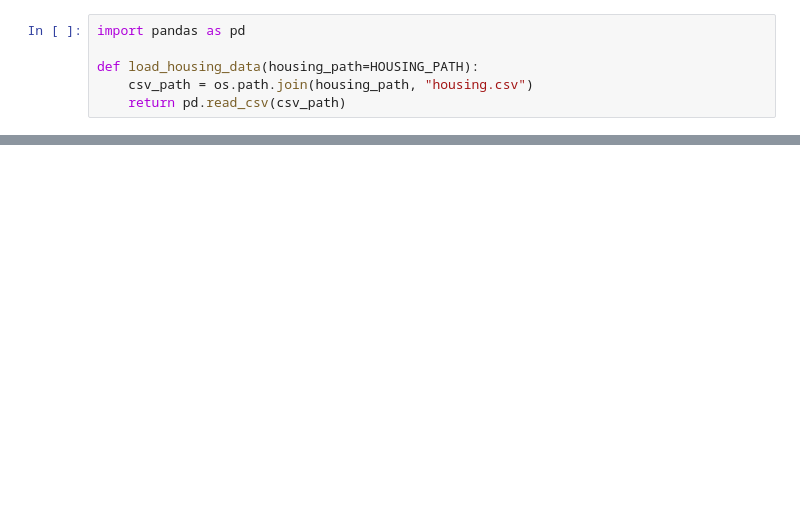
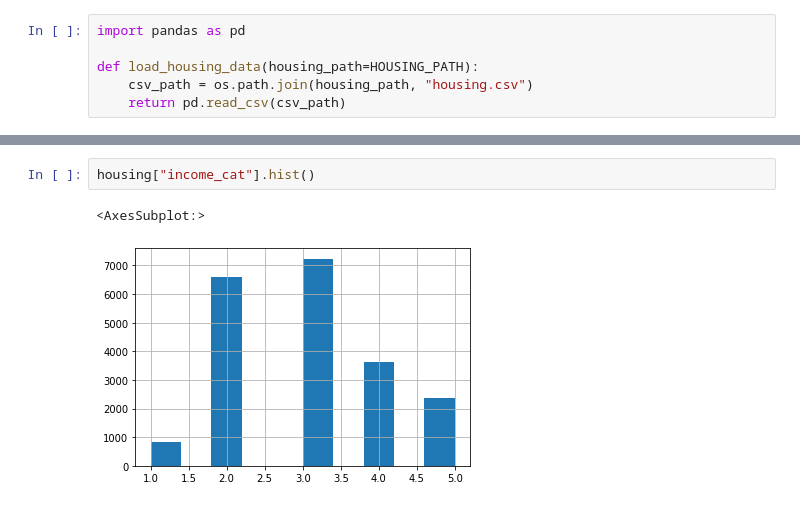
Before and after one commit to LucjanSakowicz/Snippets, a Jupyter notebook: AI/Uczenie maszynowe z użyciem Scikit-Learn i TensorFlow/uczem2/Untitled.ipynb, the cells around one changed output, grey strips where cells are left out. Drawn from its saved outputs; the diff is of its cells as text; blank space fills up the shorter version.

```diff
--- a/AI/Uczenie maszynowe z użyciem Scikit-Learn i TensorFlow/uczem2/Untitled.ipynb
+++ b/AI/Uczenie maszynowe z użyciem Scikit-Learn i TensorFlow/uczem2/Untitled.ipynb
@@ -38,0 +80,5 @@ housing.head()
+# %%
+housing["income_cat"].hist()
+# %% [output]
+<AxesSubplot:>
+[figure, added]
```
Also changed, not shown: parts of 11 cells of this notebook.
